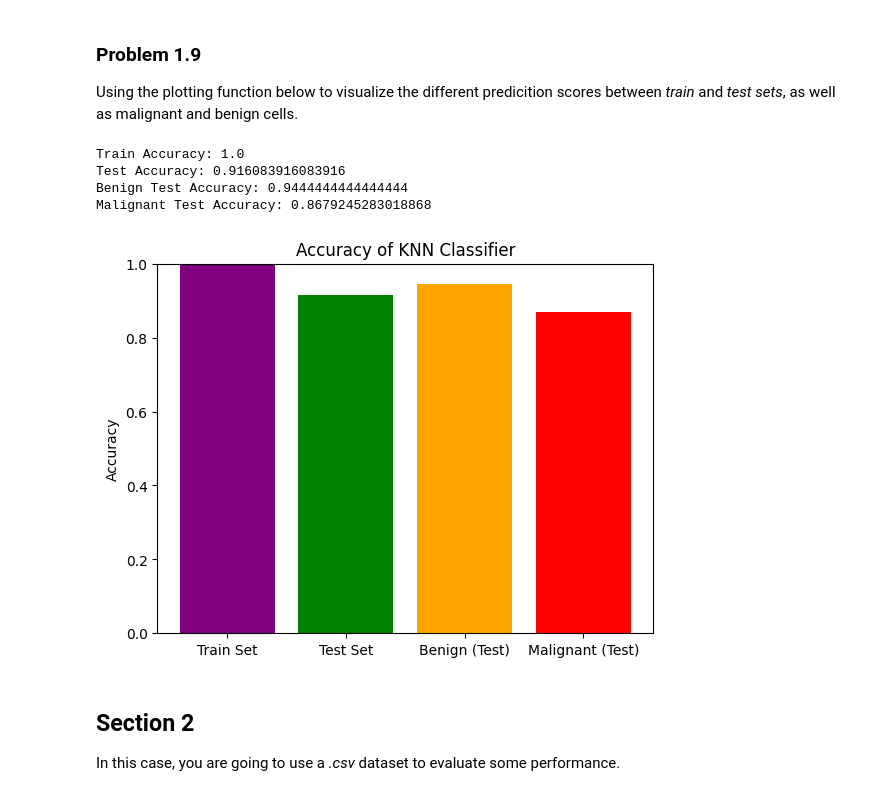
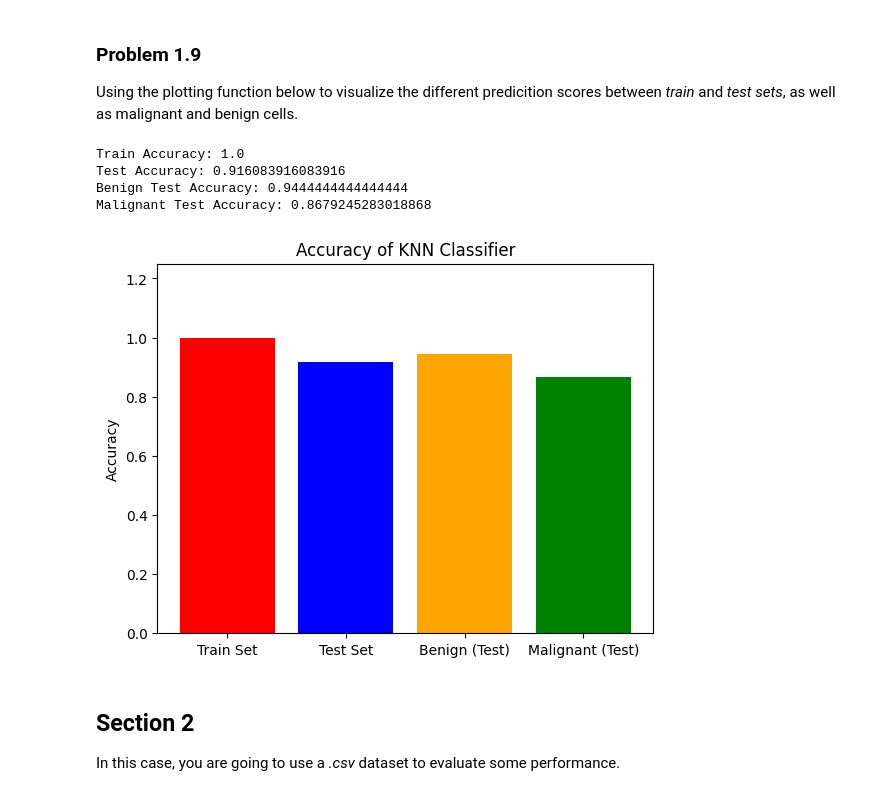
Before and after one commit to Per1cosele/Data-Science-Workshops, a Jupyter notebook: Workshop_4.ipynb, the cells around one changed output. Cells and saved outputs as stored; diff of their text form; code cells hidden in the pictures.

```diff
--- a/Workshop_4.ipynb
+++ b/Workshop_4.ipynb
@@ -275,36 +275,36 @@ def answer_nine():
 
     benign_predictions = test_predictions[benign_test_mask]
     malignant_predictions = test_predictions[malignant_test_mask]
 
     benign_accuracy = np.mean(benign_predictions == y_test[benign_test_mask])
     malignant_accuracy = np.mean(malignant_predictions == y_test[malignant_test_mask])
 
     # See the results in the console
     print(f"Train Accuracy: {train_accuracy}")
     print(f"Test Accuracy: {test_accuracy}")
     print(f"Benign Test Accuracy: {benign_accuracy}")
     print(f"Malignant Test Accuracy: {malignant_accuracy}")
 
     # Create a bar chart with the results
     labels = ['Train Set', 'Test Set', 'Benign (Test)', 'Malignant (Test)']
     accuracies = [train_accuracy, test_accuracy, benign_accuracy, malignant_accuracy]
 
     fig, ax = plt.subplots()
-    ax.bar(labels, accuracies, color=['purple', 'green', 'orange', 'red'])
+    ax.bar(labels, accuracies, color=['red', 'blue', 'orange', 'green'])
 
-    ax.set_ylim(0, 1)
+    ax.set_ylim(0, 1.25)
     ax.set_ylabel('Accuracy')
     ax.set_title('Accuracy of KNN Classifier')
 
     plt.show()
 
 answer_nine()
 # %% [output]
 Train Accuracy: 1.0
 Test Accuracy: 0.916083916083916
 Benign Test Accuracy: 0.9444444444444444
 Malignant Test Accuracy: 0.8679245283018868
-[figure, old version]
+[figure, new version]
 # %% [markdown]
 ## Section 2
 
```
Also changed, not shown: 1 other file.
